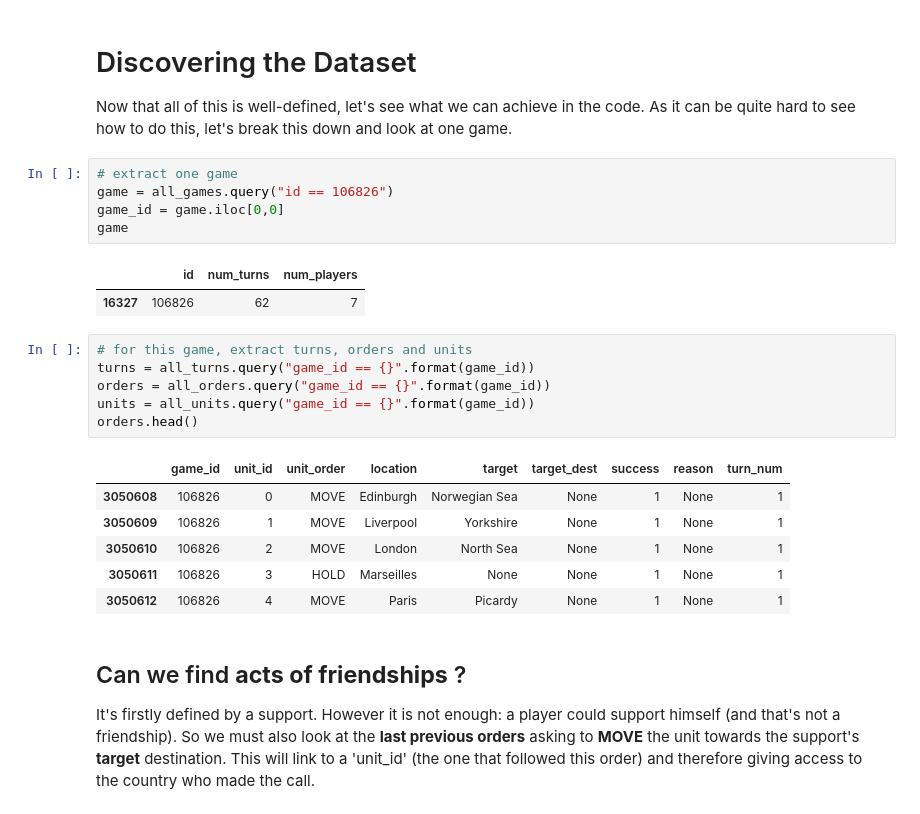
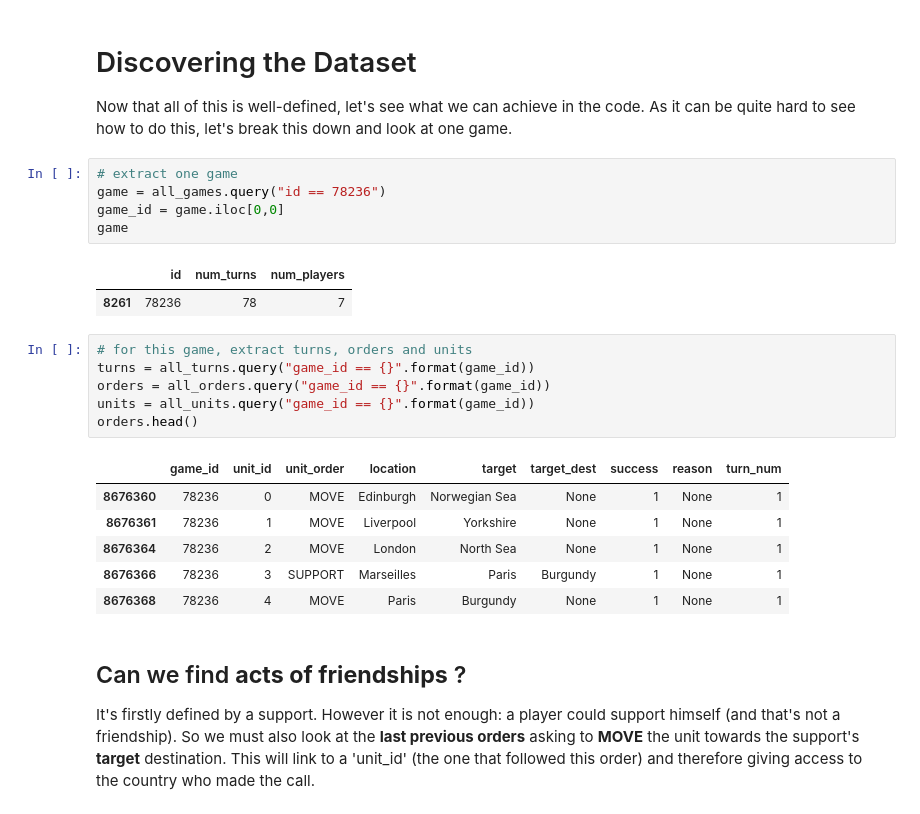
Before and after one commit to epfl-ada/ada-2020-project-milestone-p3-p3_chic, a Jupyter notebook: p4.ipynb, the cells around one changed output. Saved outputs shown, nothing was run; the diff lists cells and outputs as text.

```diff
--- a/p4.ipynb
+++ b/p4.ipynb
@@ -94,12 +94,12 @@ We also give an clarification for the rows of 'all_orders' (i.e. the proper orde
 Now that all of this is well-defined, let's see what we can achieve in the code. As it can be quite hard to see how to do this, let's break this down and look at one game.
 # %%
 # extract one game
-game = all_games.query("id == 106826")
+game = all_games.query("id == 78236")
 game_id = game.iloc[0,0]
 game
 # %% [output]
 |  | id | num_turns | num_players |
-| 16327 | 106826 | 62 | 7 |
+| 8261 | 78236 | 78 | 7 |
 # %%
 # for this game, extract turns, orders and units
 turns = all_turns.query("game_id == {}".format(game_id))
@@ -108,11 +108,11 @@ units = all_units.query("game_id == {}".format(game_id))
 orders.head()
 # %% [output]
 |  | game_id | unit_id | unit_order | location | target | target_dest | success | reason | turn_num |
-| 3050608 | 106826 | 0 | MOVE | Edinburgh | Norwegian Sea | None | 1 | None | 1 |
-| 3050609 | 106826 | 1 | MOVE | Liverpool | Yorkshire | None | 1 | None | 1 |
-| 3050610 | 106826 | 2 | MOVE | London | North Sea | None | 1 | None | 1 |
-| 3050611 | 106826 | 3 | HOLD | Marseilles | None | None | 1 | None | 1 |
-| 3050612 | 106826 | 4 | MOVE | Paris | Picardy | None | 1 | None | 1 |
+| 8676360 | 78236 | 0 | MOVE | Edinburgh | Norwegian Sea | None | 1 | None | 1 |
+| 8676361 | 78236 | 1 | MOVE | Liverpool | Yorkshire | None | 1 | None | 1 |
+| 8676364 | 78236 | 2 | MOVE | London | North Sea | None | 1 | None | 1 |
+| 8676366 | 78236 | 3 | SUPPORT | Marseilles | Paris | Burgundy | 1 | None | 1 |
+| 8676368 | 78236 | 4 | MOVE | Paris | Burgundy | None | 1 | None | 1 |
 # %% [markdown]
 ## Can we find **acts of friendships** ?
 
```
Also changed, not shown: parts of 14 cells of this notebook.
